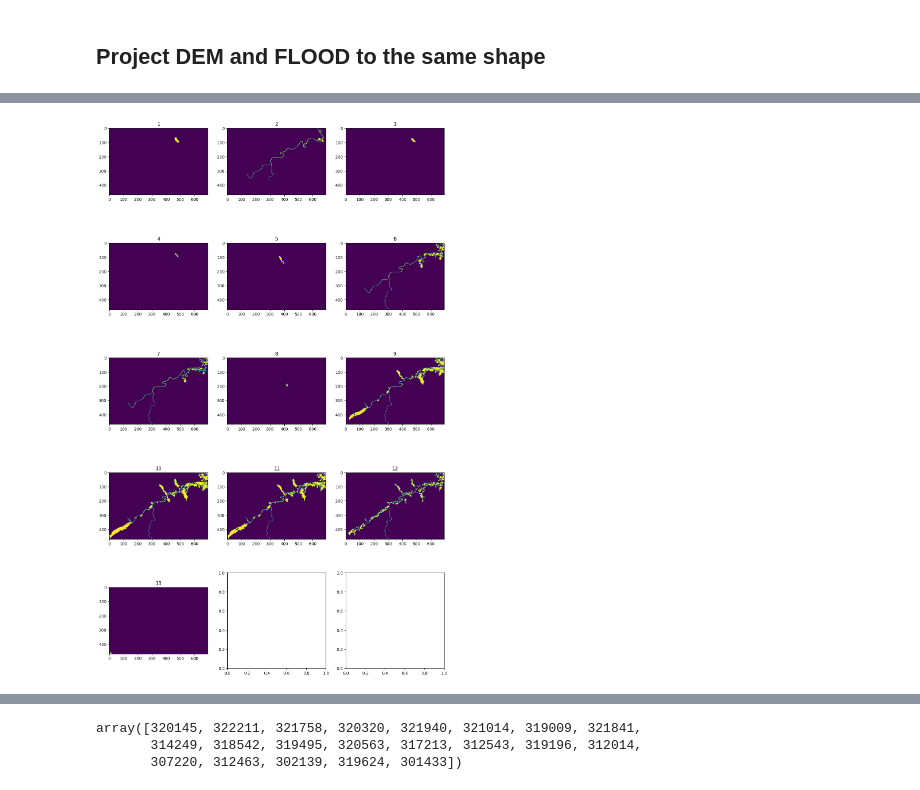
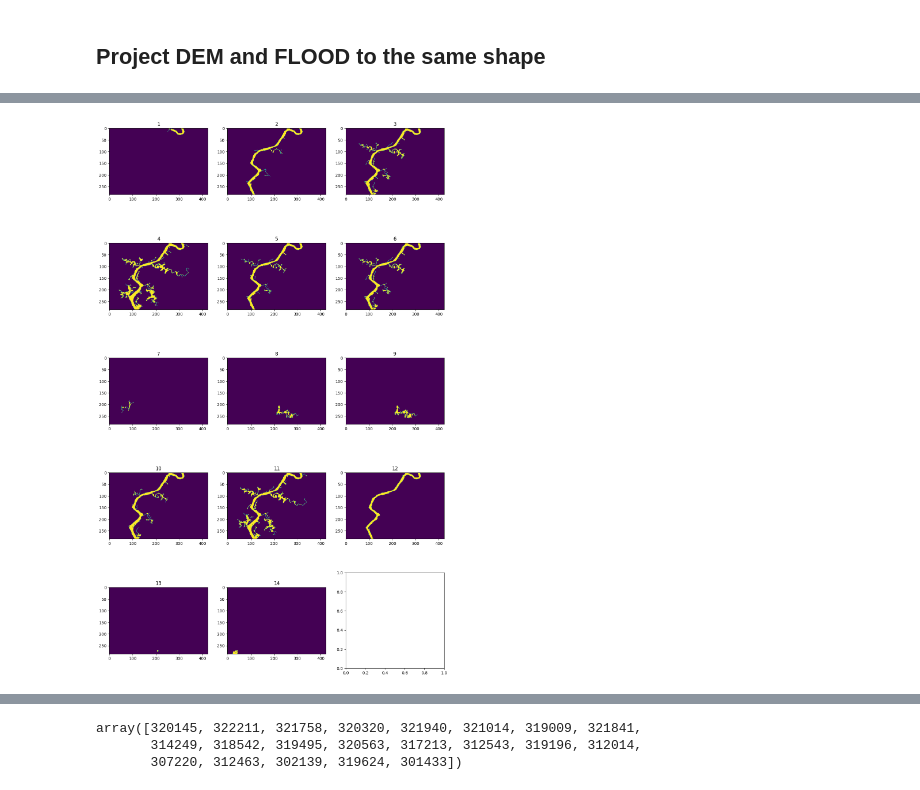
Before and after one commit to cordmaur/anadem-brazil-south, a Jupyter notebook: nbs/04-Flood_Estimation.ipynb, the cells around one changed output, grey strips where cells are left out. Saved outputs shown, nothing was run; the diff lists cells and outputs as text; code cells hidden in the pictures.

```diff
--- a/nbs/04-Flood_Estimation.ipynb
+++ b/nbs/04-Flood_Estimation.ipynb
@@ -242,0 +252,3 @@ array([[[       nan,        nan,        nan, ...,        nan,
+# %%
+anadem = xrio.open_rasterio('/data/anadem_pitless.tif').squeeze()
+anadem = anadem.sel(x=slice(xmin, xmax), y=slice(ymax, ymin))
@@ -247,4 +264,6 @@ import skimage
 import numpy as np
 # %%
 max_flood = max_flood.astype('int').rio.reproject(dst_crs='epsg:4326', shape=dem.shape)
+hand = hand.rio.reproject(dst_crs='epsg:4326', shape=dem.shape)
+anadem = anadem.rio.reproject(dst_crs='epsg:4326', shape=dem.shape)
 # %%
@@ -293,11 +312,11 @@ def flood_areas(flood_mask, dem):
 
     return floods, labels, dem_steps
 # %%
-def flood_areas_hand(flood_mask, dem, hand):
+def flood_areas_hand(flood_mask, dem, hand, threshold=50):
     """Extrapolate the obtained flood mask according to the DEM and HAND of the area"""
 
     # first, we clean the area by removing very small regions
-    flood_mask = skimage.morphology.area_opening(flood_mask, area_threshold=50)
+    flood_mask = skimage.morphology.area_opening(flood_mask, area_threshold=threshold)
 
     # isolate all the identified flood areas
     labels = skimage.measure.label(flood_mask)
@@ -317,7 +336,7 @@ def flood_areas_hand(flood_mask, dem, hand):
         flood_step[labels!=label] = 0
 
         # get the highest pixel within the area, but try to remove any outlier
-        height = np.percentile(dem[labels==label], 90)
+        height = np.percentile(dem[labels==label], 95)
         # height = dem[labels==label].max()
         print(f'Height={height}')
 
@@ -330,7 +349,7 @@ def flood_areas_hand(flood_mask, dem, hand):
 
         # the problem with the last assumption is that the river goes down so the farthest from the fill point
         # a bigger area will be flooded. In this case, we add a second assumption considering the HAND value
-        hand_height = np.percentile(hand[labels==label], 90)
+        hand_height = np.percentile(hand[labels==label], 95)
         if not np.isnan(hand_height):
 
             print(f'Hand height = {hand_height}')
@@ -363,3 +378,3 @@ def flood_areas_hand(flood_mask, dem, hand):
 # %%
-flooded_regions, labels, dem_steps, hand_height = flood_areas_hand(max_flood.data, dem.data, hand.data.squeeze())
+flooded_regions, labels, dem_steps, hand_height = flood_areas_hand(max_flood.data, anadem.data, hand.data.squeeze(), threshold=10)
 # %% [output]
@@ -402,17 +417,17 @@ plt.imshow(flooded_regions[label-1])
 # %%
 import math
 
-n = labels.max()
+n = len(flooded_regions)
 cols = 3
 rows = math.ceil(n/cols)
 
 fig, axs = plt.subplots(rows, cols, figsize=(cols*5, rows*5))
 for i in range(n):
     ax = axs.reshape(-1)[i]
     ax.set_title(i+1)
     ax.imshow(flooded_regions[i])
 # %% [output]
-[figure, old version]
+[figure, new version]
 # %%
 # create final mask
 # concatenate the floods into a cube
```
Also changed, not shown: parts of 28 cells of this notebook, 7 other files.
